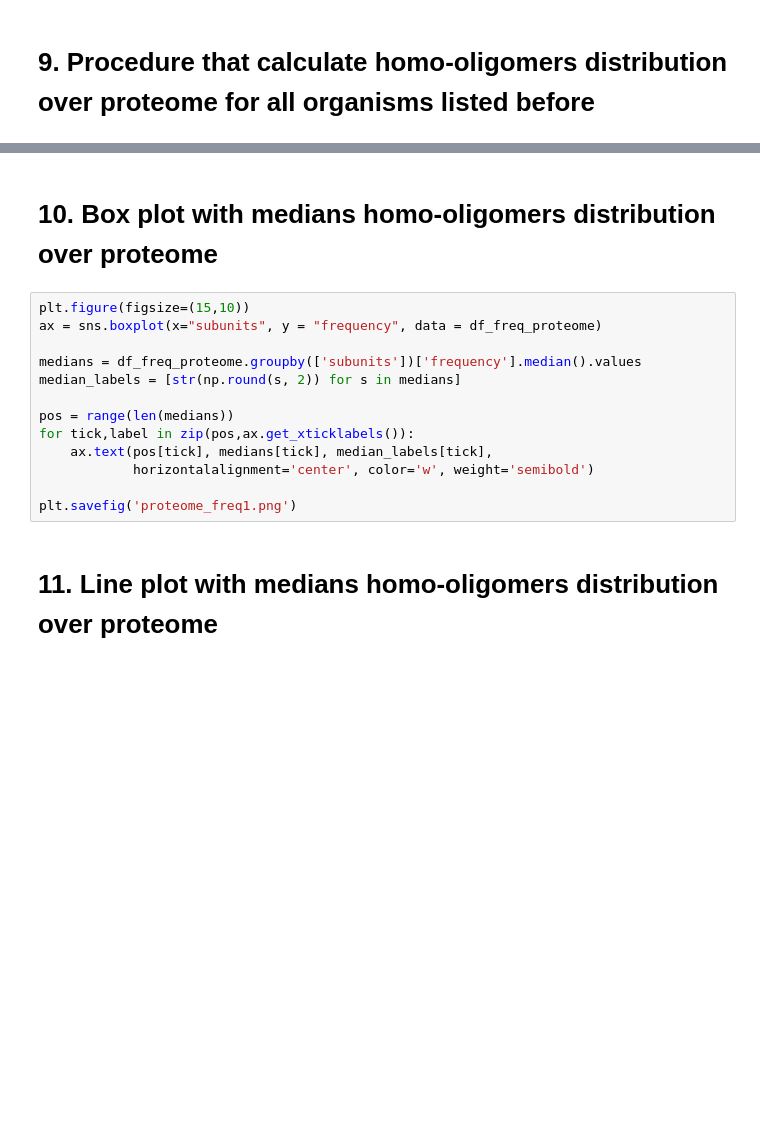
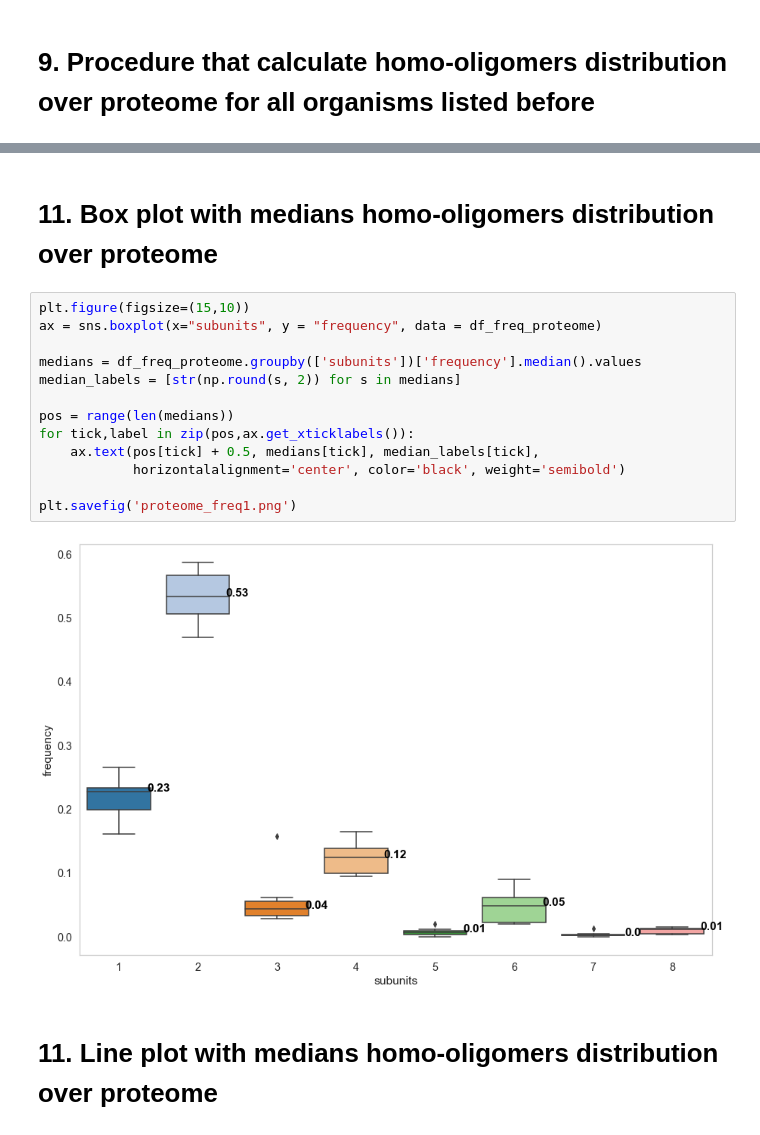
Before and after one commit to LenaDanielli/Protein-homo-oligomer-distribution, a Jupyter notebook: Protein_classification.ipynb, the cells around one changed output, grey strips where cells are left out. Saved outputs shown, nothing was run; the diff lists cells and outputs as text; blank space fills up the shorter version.

```diff
--- a/Protein_classification.ipynb
+++ b/Protein_classification.ipynb
@@ -203,18 +257,20 @@ save_excel(df_freq_proteome_ex, 'proteome_freq.xlsx')
 # %% [markdown]
-# 10. Box plot with medians homo-oligomers distribution over proteome
+# 11. Box plot with medians homo-oligomers distribution over proteome
 # %%
 plt.figure(figsize=(15,10))
 ax = sns.boxplot(x="subunits", y = "frequency", data = df_freq_proteome)
 
 medians = df_freq_proteome.groupby(['subunits'])['frequency'].median().values
 median_labels = [str(np.round(s, 2)) for s in medians]
 
 pos = range(len(medians))
 for tick,label in zip(pos,ax.get_xticklabels()):
-    ax.text(pos[tick], medians[tick], median_labels[tick],
-            horizontalalignment='center', color='w', weight='semibold')
+    ax.text(pos[tick] + 0.5, medians[tick], median_labels[tick],
+            horizontalalignment='center', color='black', weight='semibold')
 
 plt.savefig('proteome_freq1.png')
+# %% [output]
+[figure, added]
 # %% [markdown]
 # 11. Line plot with medians homo-oligomers distribution over proteome
 # %%
```
Also changed, not shown: parts of 13 cells of this notebook.
